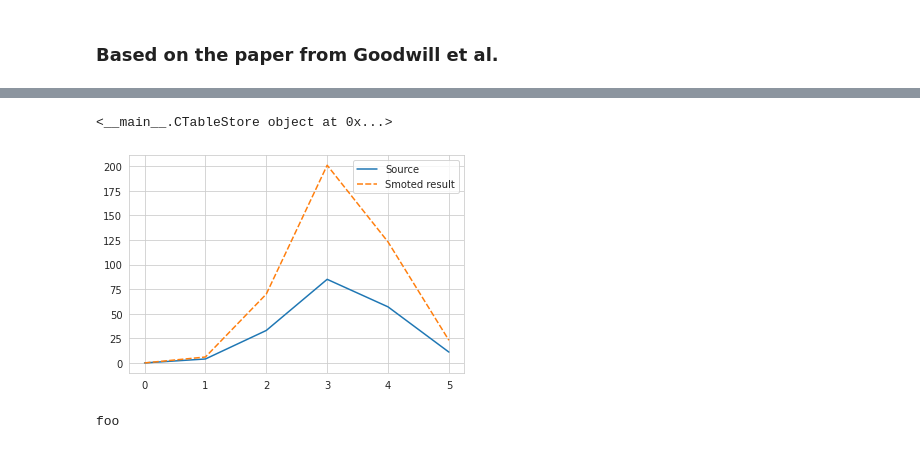
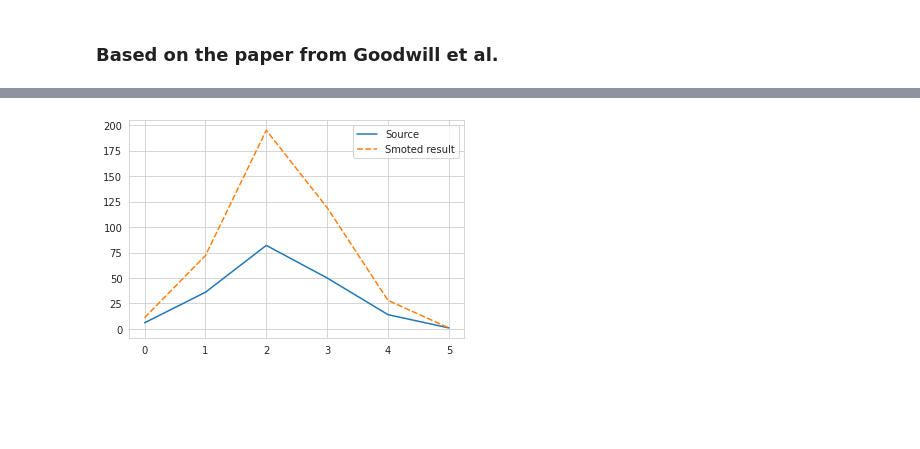
Before and after one commit to ccberg/LA, a Jupyter notebook: tvla/t_test_doc.ipynb, the cells around one changed output, grey strips where cells are left out. Cells and saved outputs as stored; diff of their text form; code cells hidden in the pictures; blank space fills up the shorter version.

Commit message:
CTable store

```diff
--- a/tvla/t_test_doc.ipynb
+++ b/tvla/t_test_doc.ipynb
@@ -120,78 +123,70 @@ def smote(trace_categories, target_size):
     return acc
 # %%
 class CTableStore:
-    def __init__(self, tc: TraceCategory, cache=""):
-        try:
-            self.tables = cache_np(cache)
-        except FileNotFoundError:
-            self.tc = tc
-            self.size = max([math.ceil(len(self.tc.filter_traces(k)) / 2) for k in range(256)])
+    def __init__(self, tc: TraceCategory, num_keys=256):
+        self.tc = tc
+        self.num_keys = num_keys
+        self.size = max([math.ceil(len(self.tc.filter_traces(k)) / 2) for k in range(self.num_keys)])
 
-            self.num_keys = 1
-            if cache != "":
-                self.num_keys = 256
+        t_max = max([self.tc.filter_traces(k).max() for k in range(self.num_keys)]) + 128
+        t_min = min([self.tc.filter_traces(k).min() for k in range(self.num_keys)]) + 128
 
-            self.slices = {}
-            self.gen_slices()
+        self.trace_type = np.uint8
+        # Maximum value of trace should be lower than the capacity of uint8.
+        assert t_min > 0
+        assert t_max < np.iinfo(self.trace_type).max
 
-            self.smoted = {}
-            for k in tqdm(range(self.num_keys), "SMOTEing traces"):
-                self.smoted[k] = np.array(smote(self.slices[k], self.size))
+        self.table_type = np.uint16
+        # Maximum value of bincount should be lower than the capacity of uint16.
+        assert self.size < np.iinfo(self.table_type).max
 
-            self.tables = {}
-            self.gen_tables()
+        self.slices = {}
+        self.gen_slices()
 
-            cache_np(cache, lambda: self.tables)
+        self.smoted = {}
+        for k in tqdm(range(self.num_keys), "SMOTEing traces"):
+            self.smoted[k] = np.array(smote(self.slices[k], self.size, self.trace_type))
+
+        self.tables = {}
+        self.gen_tables()
 
     def gen_slices(self):
         res = {}
 
         for k in tqdm(range(self.num_keys), "Slicing up traces"):
-            # Transforms traces to uint8
             ts = self.tc.filter_traces(k) + 128
-            uts = np.array([np.array(t, dtype=np.uint8) for t in ts])
+            uts = np.array([np.array(t, dtype=self.trace_type) for t in ts])
 
             np.random.shuffle(uts)
             ts4 = np.array(np.array_split(uts.copy(), 4))
             np.random.shuffle(uts)
             ts2 = np.array(np.array_split(uts, 2))
 
             res[k] = np.array([ts4, ts2])
 
         self.slices = res
 
     def gen_tables(self):
         res = {}
 
         for k in tqdm(range(self.num_keys), "Generating contingency tables"):
             res[k] = {}
             for c, category in enumerate(self.smoted[k]):
                 res[k][c] = {}
                 for s, trace_slice in enumerate(category):
                     ts = np.moveaxis(trace_slice, 0, -1)
-                    res[k][c][s] = np.array([np.bincount(t, minlength=256) for t in ts])
+                    res[k][c][s] = np.array(
+                        [np.array(np.bincount(t, minlength=256), dtype=self.table_type) for t in ts])
 
         self.tables = res
+
+cts = CTableStore(ascad.masked.profile)
+
+test_cts_split = np.array([i[0] for i in cts.slices[0][0][0]])
+test_cts_data = np.array([i[0] for i in cts.smoted[0][0][0]])
+
+sns.lineplot(data=pd.DataFrame(zip(np.bincount(test_cts_split)[-6:], np.bincount(test_cts_data)[-6:]), columns=["Source", "Smoted result"]))
+
+assert np.all(cts.tables[0][0][0][0] == np.bincount(test_cts_data, minlength=256))
+# %% [output]
+[figure, added]
-# %%
-from tools.cache import cache_np
-
-CTableStore(ascad.default.profile, "ctable/ascad_default")
-CTableStore(ascad.masked.profile, "ctable/ascad_masked")
-
-cts = CTableStore(ascad.default.profile)
-
-print(cts)
-
-test_cts_split = np.array([i[0] for i in cts.slices[0][0][0]])
-test_cts_data = np.array([i[0] for i in cts.smoted[0][0][0]])
-
-sns.lineplot(data=pd.DataFrame(zip(np.bincount(test_cts_split)[-6:], np.bincount(test_cts_data)[-6:]), columns=["Source", "Smoted result"]))
-
-assert np.all(cts.tables[0][0][0][0] == np.bincount(test_cts_data, minlength=256))
-# %% [output]
-<__main__.CTableStore object at 0x...>
-[figure, removed]
-# %%
-print("foo")
-# %% [output]
-foo
```
Also changed, not shown: parts of 8 cells of this notebook, 2 other files.
